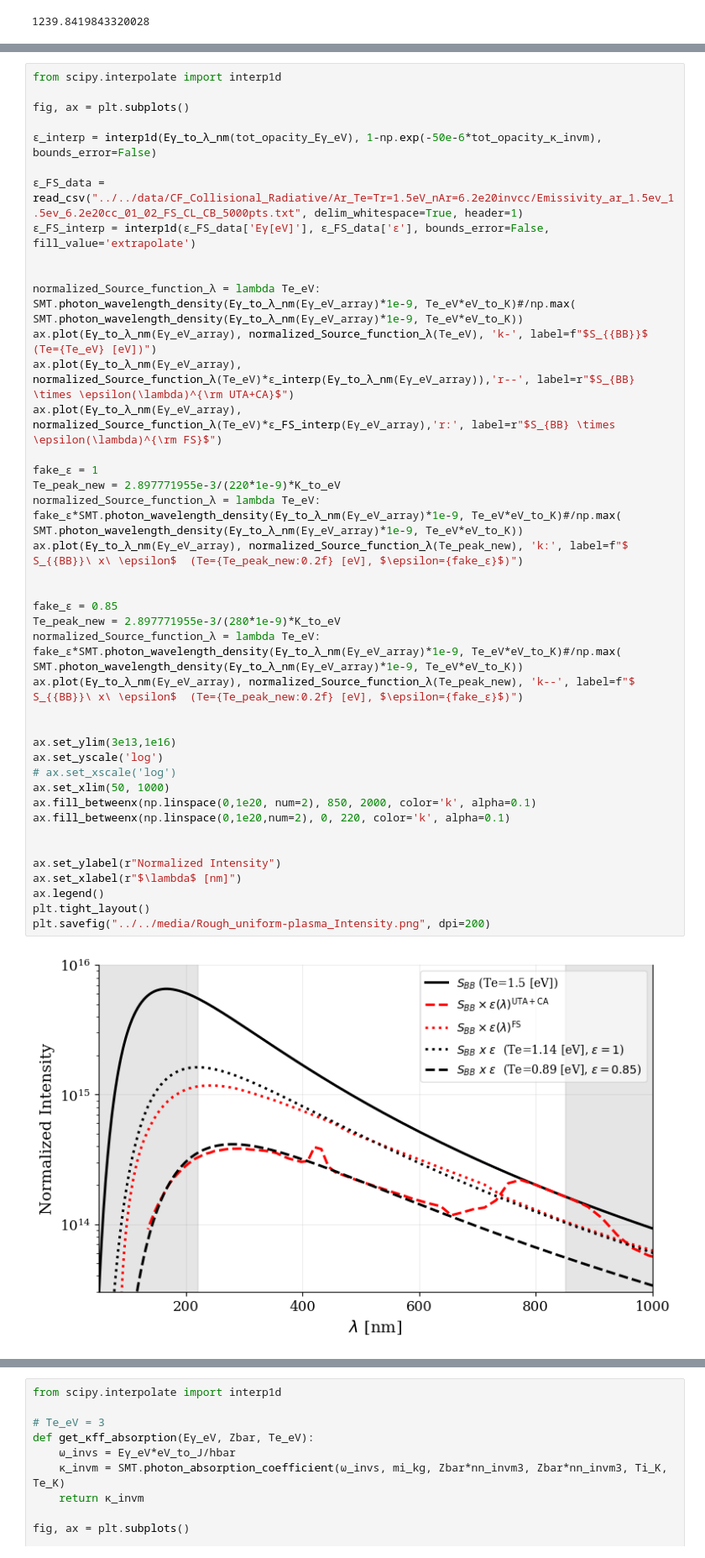
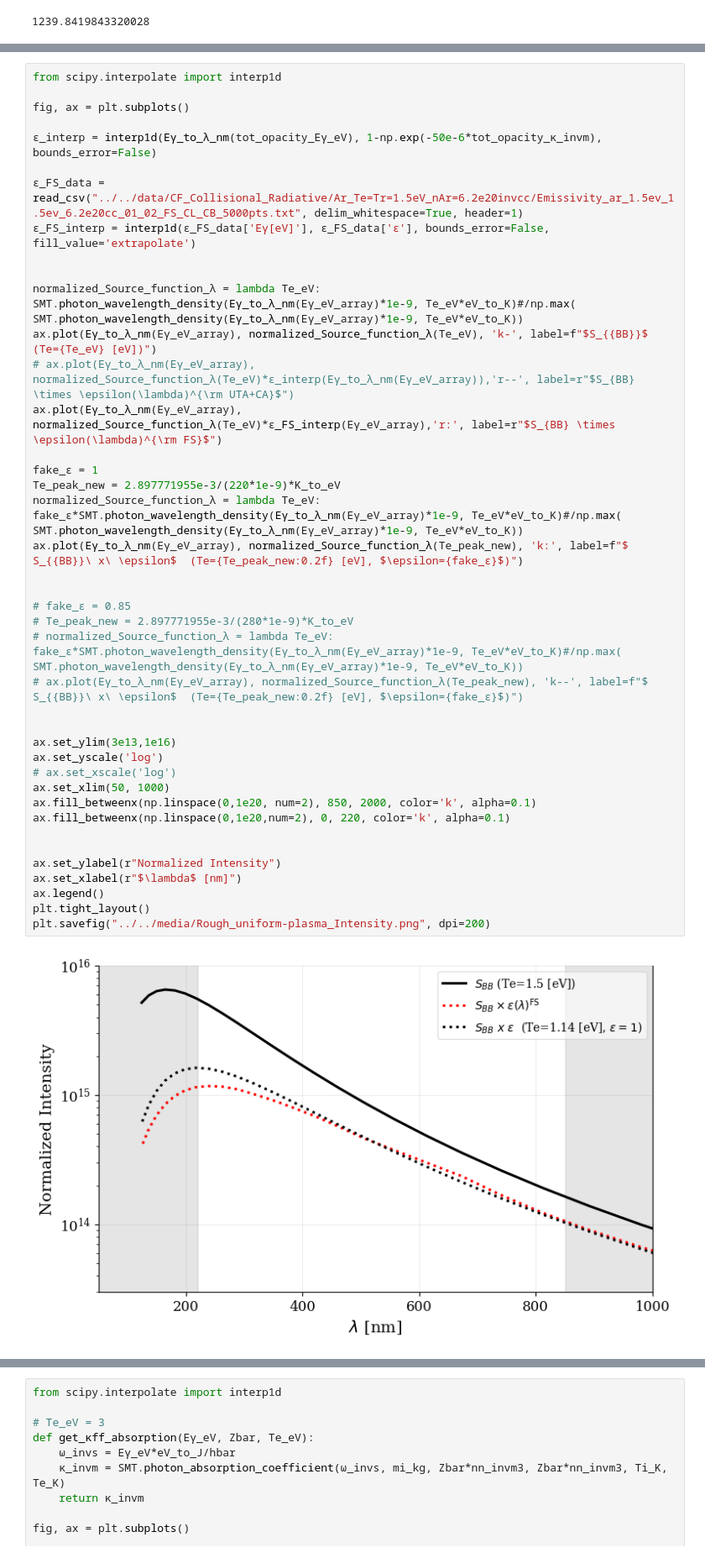
Before and after one commit to MurilloGroupMSU/Two-Temperature-Model, a Jupyter notebook: jupyter/Plasma_Information/Opacity.ipynb, the cells around one changed output, grey strips where cells are left out. Shown at 84% size. Drawn from its saved outputs; the diff is of its cells as text.

```diff
--- a/jupyter/Plasma_Information/Opacity.ipynb
+++ b/jupyter/Plasma_Information/Opacity.ipynb
@@ -310,36 +310,36 @@ fig, ax = plt.subplots()
 ε_FS_data = read_csv("../../data/CF_Collisional_Radiative/Ar_Te=Tr=1.5eV_nAr=6.2e20invcc/Emissivity_ar_1.5ev_1.5ev_6.2e20cc_01_02_FS_CL_CB_5000pts.txt", delim_whitespace=True, header=1)
 ε_FS_interp = interp1d(ε_FS_data['Eγ[eV]'], ε_FS_data['ε'], bounds_error=False, fill_value='extrapolate')
 
 
 normalized_Source_function_λ = lambda Te_eV: SMT.photon_wavelength_density(Eγ_to_λ_nm(Eγ_eV_array)*1e-9, Te_eV*eV_to_K)#/np.max( SMT.photon_wavelength_density(Eγ_to_λ_nm(Eγ_eV_array)*1e-9, Te_eV*eV_to_K))
 ax.plot(Eγ_to_λ_nm(Eγ_eV_array), normalized_Source_function_λ(Te_eV), 'k-', label=f"$S_{{BB}}$ (Te={Te_eV} [eV])")
-ax.plot(Eγ_to_λ_nm(Eγ_eV_array), normalized_Source_function_λ(Te_eV)*ε_interp(Eγ_to_λ_nm(Eγ_eV_array)),'r--', label=r"$S_{BB} \times \epsilon(\lambda)^{\rm UTA+CA}$")
+# ax.plot(Eγ_to_λ_nm(Eγ_eV_array), normalized_Source_function_λ(Te_eV)*ε_interp(Eγ_to_λ_nm(Eγ_eV_array)),'r--', label=r"$S_{BB} \times \epsilon(\lambda)^{\rm UTA+CA}$")
 ax.plot(Eγ_to_λ_nm(Eγ_eV_array), normalized_Source_function_λ(Te_eV)*ε_FS_interp(Eγ_eV_array),'r:', label=r"$S_{BB} \times \epsilon(\lambda)^{\rm FS}$")
 
 fake_ε = 1
 Te_peak_new = 2.897771955e-3/(220*1e-9)*K_to_eV
 normalized_Source_function_λ = lambda Te_eV: fake_ε*SMT.photon_wavelength_density(Eγ_to_λ_nm(Eγ_eV_array)*1e-9, Te_eV*eV_to_K)#/np.max( SMT.photon_wavelength_density(Eγ_to_λ_nm(Eγ_eV_array)*1e-9, Te_eV*eV_to_K))
 ax.plot(Eγ_to_λ_nm(Eγ_eV_array), normalized_Source_function_λ(Te_peak_new), 'k:', label=f"$ S_{{BB}}\ x\ \epsilon$  (Te={Te_peak_new:0.2f} [eV], $\epsilon={fake_ε}$)")
 
 
-fake_ε = 0.85
-Te_peak_new = 2.897771955e-3/(280*1e-9)*K_to_eV
-normalized_Source_function_λ = lambda Te_eV: fake_ε*SMT.photon_wavelength_density(Eγ_to_λ_nm(Eγ_eV_array)*1e-9, Te_eV*eV_to_K)#/np.max( SMT.photon_wavelength_density(Eγ_to_λ_nm(Eγ_eV_array)*1e-9, Te_eV*eV_to_K))
-ax.plot(Eγ_to_λ_nm(Eγ_eV_array), normalized_Source_function_λ(Te_peak_new), 'k--', label=f"$ S_{{BB}}\ x\ \epsilon$  (Te={Te_peak_new:0.2f} [eV], $\epsilon={fake_ε}$)")
+# fake_ε = 0.85
+# Te_peak_new = 2.897771955e-3/(280*1e-9)*K_to_eV
+# normalized_Source_function_λ = lambda Te_eV: fake_ε*SMT.photon_wavelength_density(Eγ_to_λ_nm(Eγ_eV_array)*1e-9, Te_eV*eV_to_K)#/np.max( SMT.photon_wavelength_density(Eγ_to_λ_nm(Eγ_eV_array)*1e-9, Te_eV*eV_to_K))
+# ax.plot(Eγ_to_λ_nm(Eγ_eV_array), normalized_Source_function_λ(Te_peak_new), 'k--', label=f"$ S_{{BB}}\ x\ \epsilon$  (Te={Te_peak_new:0.2f} [eV], $\epsilon={fake_ε}$)")
 
 
 ax.set_ylim(3e13,1e16)
 ax.set_yscale('log')
 # ax.set_xscale('log')
 ax.set_xlim(50, 1000)
 ax.fill_betweenx(np.linspace(0,1e20, num=2), 850, 2000, color='k', alpha=0.1)
 ax.fill_betweenx(np.linspace(0,1e20,num=2), 0, 220, color='k', alpha=0.1)
 
 
 ax.set_ylabel(r"Normalized Intensity")
 ax.set_xlabel(r"$\lambda$ [nm]")
 ax.legend()
 plt.tight_layout()
 plt.savefig("../../media/Rough_uniform-plasma_Intensity.png", dpi=200)
 # %% [output]
-[figure, old version]
+[figure, new version]
```
Also changed, not shown: parts of 1 cell of this notebook, 3 other files.
